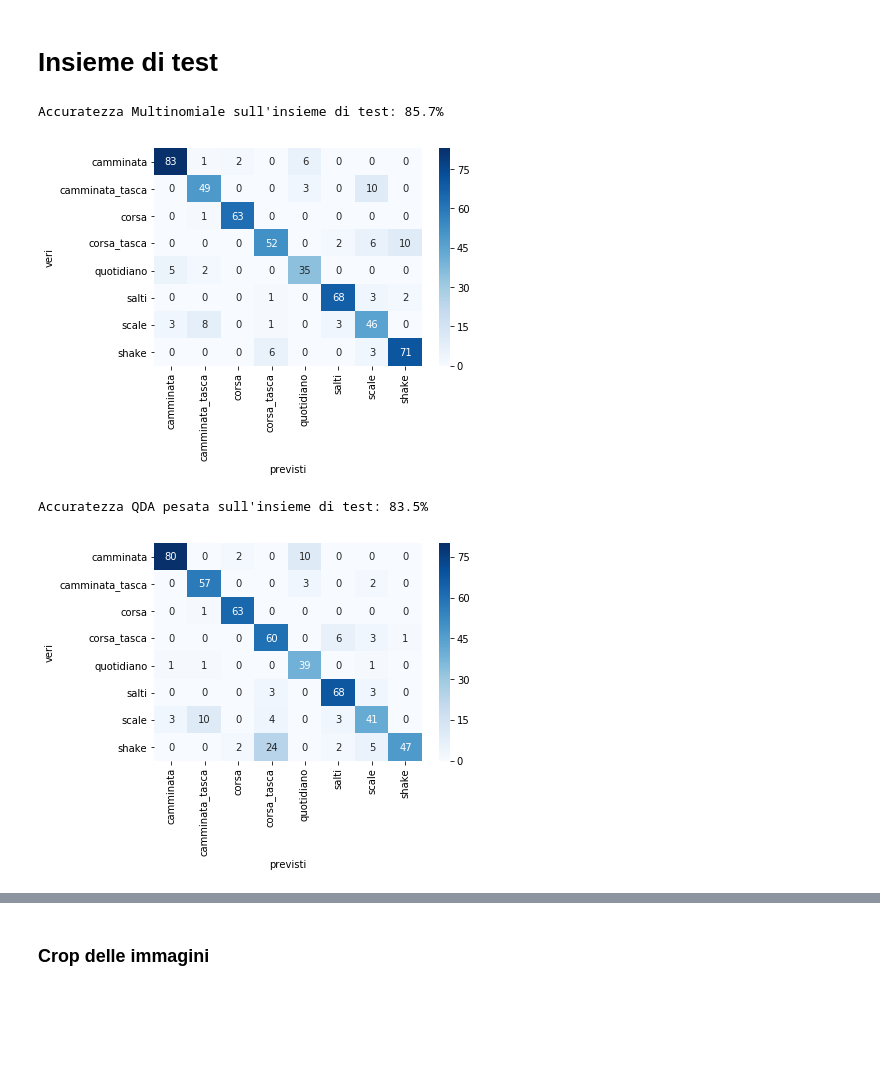
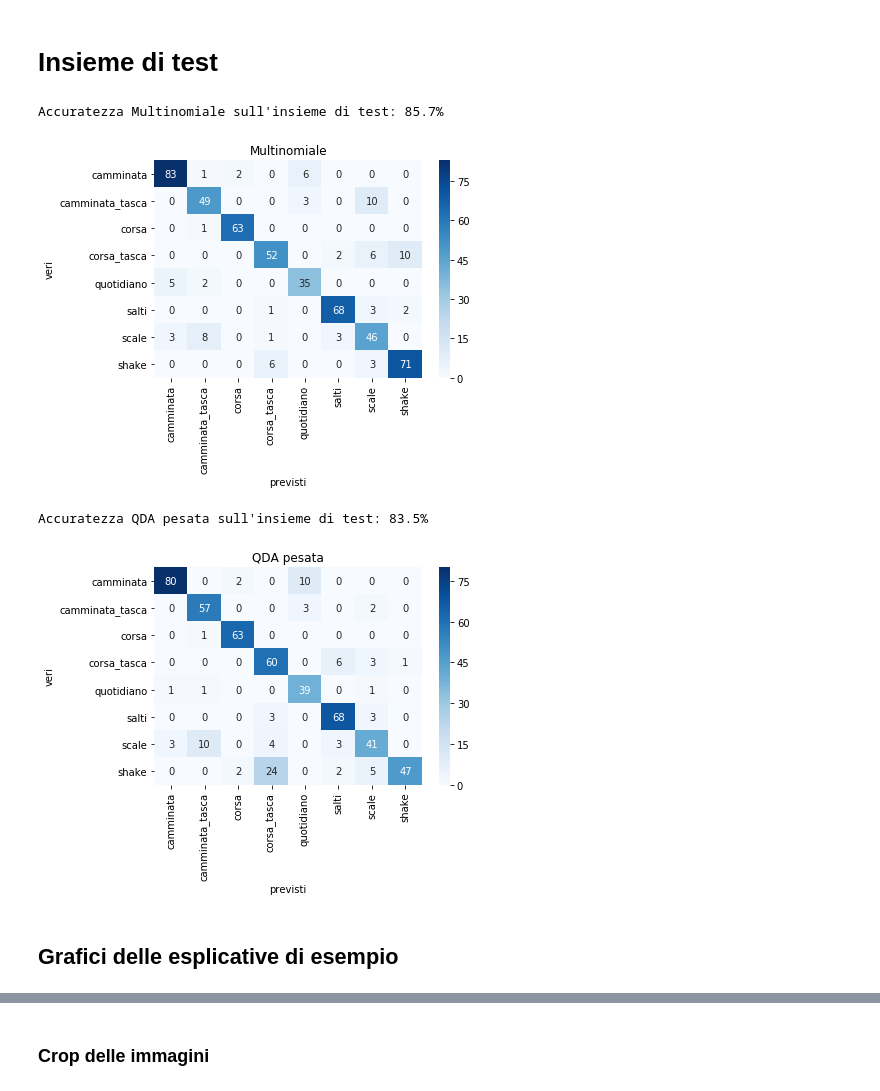
Before and after one commit to DedZago/msbd, a Jupyter notebook: Completo.ipynb, the cells around one changed output, grey strips where cells are left out. Saved outputs shown, nothing was run; the diff lists cells and outputs as text; code cells hidden in the pictures; blank space fills up the shorter version.

```diff
--- a/Completo.ipynb
+++ b/Completo.ipynb
@@ -562,20 +563,24 @@ model.fit(pd.concat([X_train, X_val]), pd.concat([y_train, y_val]))
 y_pred = model.predict(X_test)
 acc_mn_test = 100*accuracy_score(y_test, y_pred)
 print("Accuratezza Multinomiale sull'insieme di test: {:.1f}%".format(acc_mn_test))
-MatriceConfusione(y_test, y_pred,nome_immagine=FIG_PATH+"confusionMatrix-Mn-test")
+MatriceConfusione(y_test, y_pred,nome_immagine=FIG_PATH+"confusionMatrix-Mn-test"
+                 , title = "Multinomiale")
 # %% [output]
 Accuratezza Multinomiale sull'insieme di test: 85.7%
-[figure, old version]
+[figure, new version]
 # %%
 weights = np.array(y_train.value_counts()/y_train.value_counts().sum())
 weights[-1] /= peso_shake_qda
 weights = weights/weights.sum()
 qda = QuadraticDiscriminantAnalysis(priors=weights)
 qda.fit(pd.concat([X_train, X_val]), pd.concat([y_train, y_val]))
 y_pred_qda = qda.predict(X_test)
 acc_qda_pen = 100*accuracy_score(y_test, y_pred_qda)
 print("Accuratezza QDA pesata sull'insieme di test: {:.1f}%".format(acc_qda_pen))
-MatriceConfusione(y_test, y_pred_qda,nome_immagine=FIG_PATH+"confusionMatrix-QDA-penalizzata-test")
+MatriceConfusione(y_test, y_pred_qda,nome_immagine=FIG_PATH+"confusionMatrix-QDA-penalizzata-test",
+                 title="QDA pesata")
 # %% [output]
 Accuratezza QDA pesata sull'insieme di test: 83.5%
-[figure, old version]
+[figure, new version]
+# %% [markdown]
+## Grafici delle esplicative di esempio
```
Also changed, not shown: parts of 15 cells of this notebook, 33 other files.
